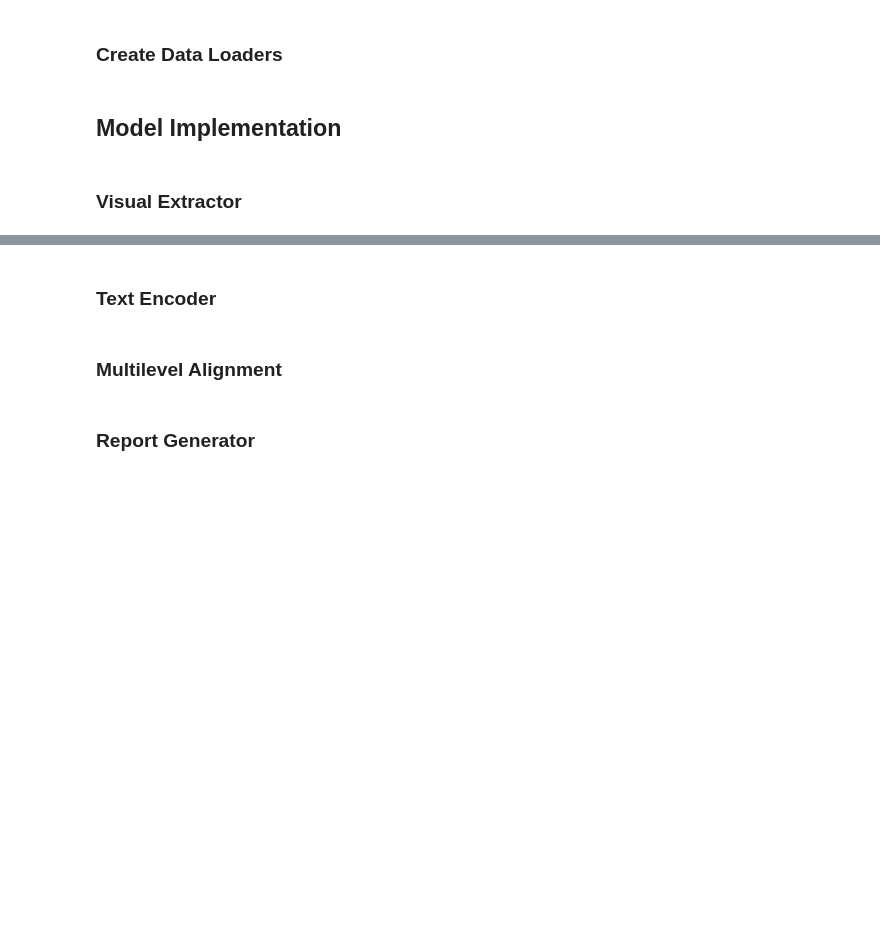
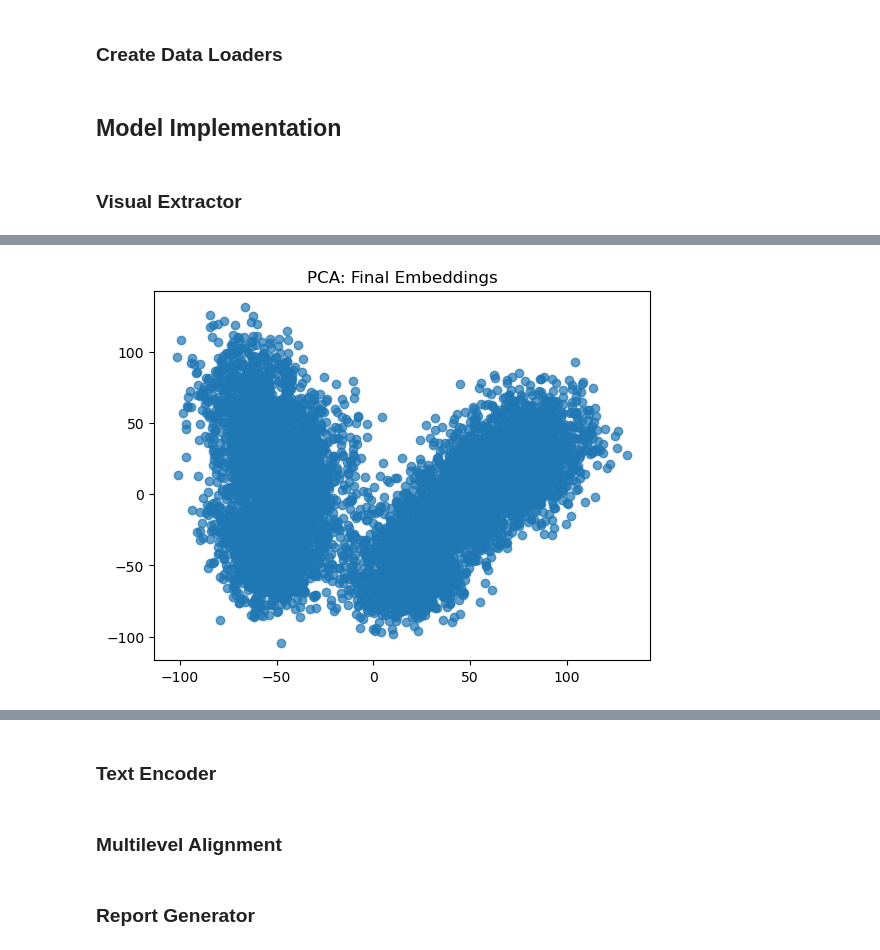
Before and after one commit to RaginiMehta/CS550_ASMT_MRSMK, a Jupyter notebook: MRSMK.ipynb, the cells around one changed output, grey strips where cells are left out. Saved outputs shown, nothing was run; the diff lists cells and outputs as text; code cells hidden in the pictures; blank space fills up the shorter version.

```diff
--- a/MRSMK.ipynb
+++ b/MRSMK.ipynb
@@ -581,0 +720,80 @@ print("Final Embedding Shape:", final_embeddings.shape)
+# %%
+#VISUALIZATION OF EXTRACTED FEATURES USING PLOTS
+
+import matplotlib.pyplot as plt
+from sklearn.decomposition import PCA
+from sklearn.manifold import TSNE
+
+def visualize_features(features, title):
+    # Reduce dimensionality
+    pca = PCA(n_components=2)
+    pca_result = pca.fit_transform(features)
+
+    # Reduce dimensionality
+    tsne = TSNE(n_components=2)
+    tsne_result = tsne.fit_transform(features)
+
+    plt.figure(figsize=(12, 6))
+    plt.subplot(1, 2, 1)
+    plt.scatter(pca_result[:, 0], pca_result[:, 1], alpha=0.5)
+    plt.title(f"PCA - {title}")
+    plt.xlabel("PCA Component 1")
+    plt.ylabel("PCA Component 2")
+
+    plt.subplot(1, 2, 2)
+    plt.scatter(tsne_result[:, 0], tsne_result[:, 1], alpha=0.5)
+    plt.title(f"t-SNE - {title}")
+    plt.xlabel("t-SNE Component 1")
+    plt.ylabel("t-SNE Component 2")
+
+    plt.show()
+
+    from sklearn.cluster import KMeans
+
+    # K-Means Clustering
+    num_clusters = 3
+    kmeans = KMeans(n_clusters=num_clusters)
+    labels = kmeans.fit_predict(features)
+
+    plt.figure(figsize=(8, 8))
+    plt.scatter(tsne_result[:, 0], tsne_result[:, 1], c=labels, cmap='viridis', alpha=0.5)
+    plt.title('t-SNE Result with K-Means Clusters')
+    plt.colorbar()
+    plt.show()
+    plt.figure(figsize=(8, 8))
+    plt.scatter(pca_result[:, 0], pca_result[:, 1], c=labels, cmap='viridis', alpha=0.5)
+    plt.title('PCA Result with K-Means Clusters')
+    plt.colorbar()
+    plt.show()
+
+def visualize_features_2(features, title):
+    # Check the shape of the features
+    print(f"Original feature shape: {features.shape}")
+
+    # Flatten the features to 2D (batch_size, -1)
+    flattened_features = features.reshape(features.shape[0], -1)  # Flatten each image
+
+    # Reduce dimensionality using PCA
+    pca = PCA(n_components=2)
+    pca_result = pca.fit_transform(flattened_features)
+
+    # Reduce dimensionality using t-SNE
+    tsne = TSNE(n_components=2)
+    tsne_result = tsne.fit_transform(flattened_features)
+
+    # Visualization
+    plt.scatter(pca_result[:, 0], pca_result[:, 1], alpha=0.7)
+    plt.title(f'PCA: {title}')
+    plt.show()
+
+    plt.scatter(tsne_result[:, 0], tsne_result[:, 1], alpha=0.7)
+    plt.title(f't-SNE: {title}')
+    plt.show()
+
+
+# Visualize average features
+#visualize_features(avg_feats.numpy(), "Average Features")
+# You can also visualize patch features or final embeddings if needed
+#visualize_features(patch_feats.numpy(), "Patch Features")
+visualize_features_2(final_embeddings.numpy(), "Final Embeddings")
+# %% [output]
@@ -581,0 +801 @@ print("Final Embedding Shape:", final_embeddings.shape)
+[figure, added]
```
Also changed, not shown: parts of 11 cells of this notebook.
